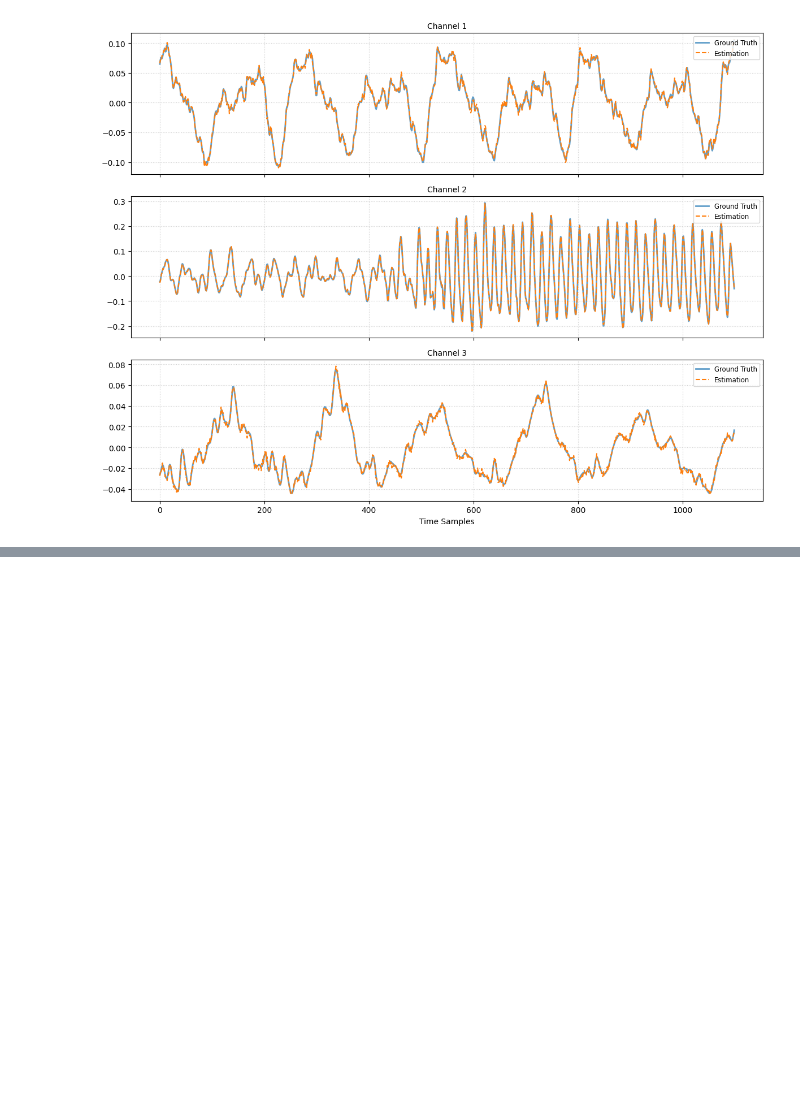
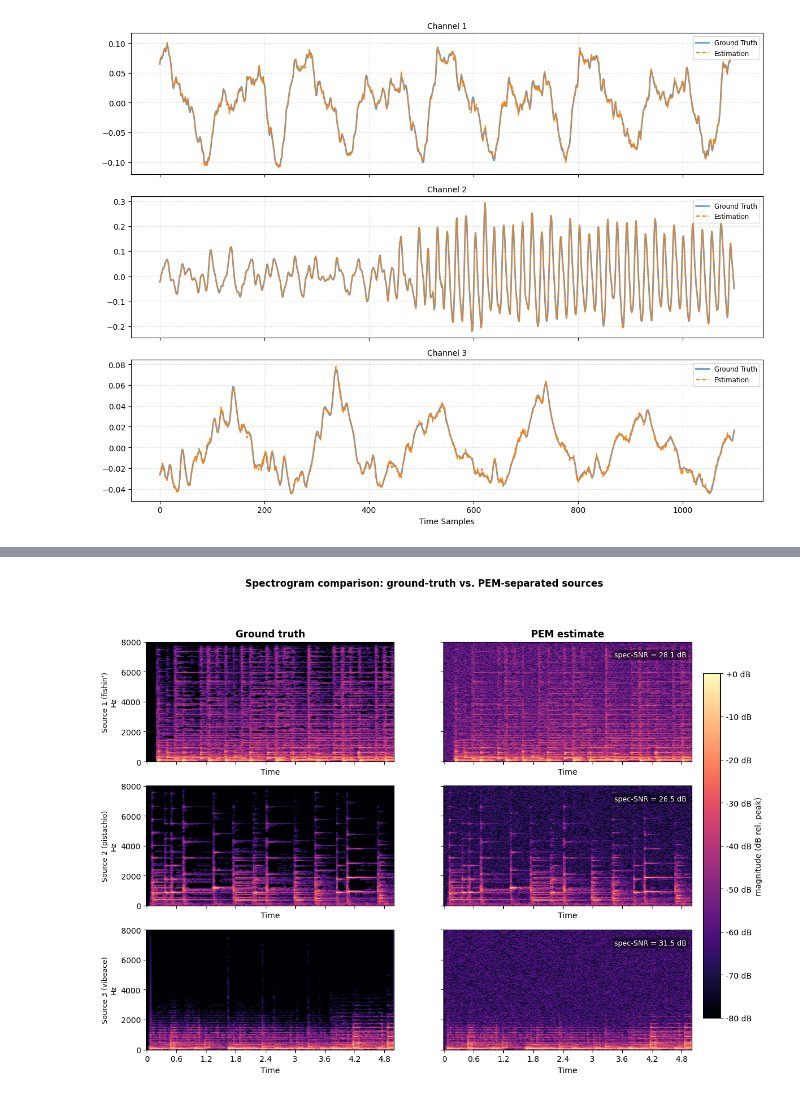
Before and after one commit to BariscanBozkurt/Predictive-Entropy-Maximization, a Jupyter notebook: Simulations/PredictiveBSS/PredictiveBSS_SoundSeparationExample.ipynb, the cells around one changed output, grey strips where cells are left out. Cells and saved outputs as stored; diff of their text form; code cells hidden in the pictures; blank space fills up the shorter version.

```diff
--- a/Simulations/PredictiveBSS/PredictiveBSS_SoundSeparationExample.ipynb
+++ b/Simulations/PredictiveBSS/PredictiveBSS_SoundSeparationExample.ipynb
@@ -317,0 +245,75 @@ Mean active-bin log-spectral distance  : 2.58 dB
+# %%
+import librosa
+import librosa.display
+import pandas as pd
+
+sr, n_fft, hop, win = 16000, 1024, 256, 1024
+DR_DB = 80.0
+source_names = ["Source 1 (fishin')", "Source 2 (pistachio)", "Source 3 (vibeace)"]
+
+def _mag(x):
+    return np.abs(librosa.stft(np.ascontiguousarray(x, dtype=np.float64),
+                               n_fft=n_fft, hop_length=hop, win_length=win, window="hann"))
+def _scale_align(ref, est):                 # least-squares gain (standard BSS-eval scale fix)
+    return (np.dot(ref, est) / np.dot(est, est)) * est
+def si_sdr(ref, est):                        # scale-invariant SDR (dB), time domain
+    a = np.dot(est, ref) / np.dot(ref, ref); t = a * ref; e = est - t
+    return 10 * np.log10(np.sum(t ** 2) / np.sum(e ** 2))
+def spec_snr(ref, est):                      # threshold-free spectral SNR (dB) [headline]
+    Mr, Me = _mag(ref), _mag(_scale_align(ref, est))
+    return 10 * np.log10(np.sum(Mr ** 2) / np.sum((Mr - Me) ** 2))
+def spec_conv(ref, est):                     # log-spectral convergence (0 = perfect)
+    Mr, Me = _mag(ref), _mag(_scale_align(ref, est))
+    return np.linalg.norm(Mr - Me) / np.linalg.norm(Mr)
+def rho_logact(ref, est, thr=1e-3):          # dB-magnitude correlation over active bins
+    Mr, Me = _mag(ref), _mag(_scale_align(ref, est)); m = Mr > thr * Mr.max()
+    lr, le = 20 * np.log10(np.maximum(Mr, 1e-12)), 20 * np.log10(np.maximum(Me, 1e-12))
+    return np.corrcoef(lr[m], le[m])[0, 1]
+def lsd(ref, est, thr=1e-3):                 # log-spectral distance (dB) over active bins
+    Mr, Me = _mag(ref), _mag(_scale_align(ref, est)); m = Mr > thr * Mr.max()
+    lr, le = 20 * np.log10(np.maximum(Mr, 1e-12)), 20 * np.log10(np.maximum(Me, 1e-12))
+    return np.sqrt(np.mean((lr[m] - le[m]) ** 2))
+
+N = S.shape[0]
+
+# (a) 3x2 spectrogram figure (ground truth | PEM estimate), annotated with spectral SNR
+fig, axes = plt.subplots(N, 2, figsize=(13, 3.1 * N), sharex=True, sharey=True)
+last_im = None
+for i in range(N):
+    ssnr = spec_snr(S[i], Y_[i])
+    for j, (sig, tag) in enumerate([(S[i], "Ground truth"), (Y_[i], "PEM estimate")]):
+        D = librosa.amplitude_to_db(_mag(sig), ref=np.max, top_db=DR_DB)
+        last_im = librosa.display.specshow(D, sr=sr, hop_length=hop, x_axis="time",
+                                           y_axis="linear", cmap="magma",
+                                           ax=axes[i, j], vmin=-DR_DB, vmax=0.0)
+        if i == 0:
+            axes[i, j].set_title(tag, fontsize=12, fontweight="bold")
+        axes[i, j].set_ylabel(source_names[i] + "\nHz" if j == 0 else "", fontsize=9)
+    axes[i, 1].text(0.98, 0.92, "spec-SNR = %.1f dB" % ssnr, transform=axes[i, 1].transAxes,
+                    ha="right", va="top", color="white", fontsize=9,
+                    bbox=dict(facecolor="black", alpha=0.45, pad=2, edgecolor="none"))
+fig.suptitle("Spectrogram comparison: ground-truth vs. PEM-separated sources", fontweight="bold", y=1.0)
+cbar = fig.colorbar(last_im, ax=axes, format="%+2.0f dB", pad=0.02, fraction=0.03)
+cbar.set_label("magnitude (dB rel. peak)")
+plt.show()
+
+# (b) calibrated metric table: matched (PEM) vs two identically-computed baselines
+def best_mix_chan(i):
+    return int(np.argmax([abs(np.corrcoef(S[i], X[k])[0, 1]) for k in range(X.shape[0])]))
+metrics = {"SI-SDR (dB)": si_sdr, "spec-SNR (dB)": spec_snr, "specConv": spec_conv,
+           "rho_logact": rho_logact, "LSD (dB)": lsd}
+rows = {}
+for name, f in metrics.items():
+    matched = [f(S[i], Y_[i]) for i in range(N)]
+    rawmix  = [f(S[i], X[best_mix_chan(i)]) for i in range(N)]
+    diffsrc = [f(S[i], S[(i + 1) % N]) for i in range(N)]
+    rows[name] = [np.mean(matched), np.mean(rawmix), np.mean(diffsrc)]
+metric_table = pd.DataFrame(rows, index=["matched (PEM)", "raw-mixture (unseparated)",
+                                         "different-source (unrelated)"]).round(3).T
+print("Per-source matched SI-SDR (dB) :", np.round([si_sdr(S[i], Y_[i]) for i in range(N)], 2))
+print("Per-source matched spec-SNR(dB):", np.round([spec_snr(S[i], Y_[i]) for i in range(N)], 2))
+print()
+print(metric_table.to_string())
+metric_table
+# %% [output]
+[figure, added]
```
Also changed, not shown: parts of 4 cells of this notebook.
